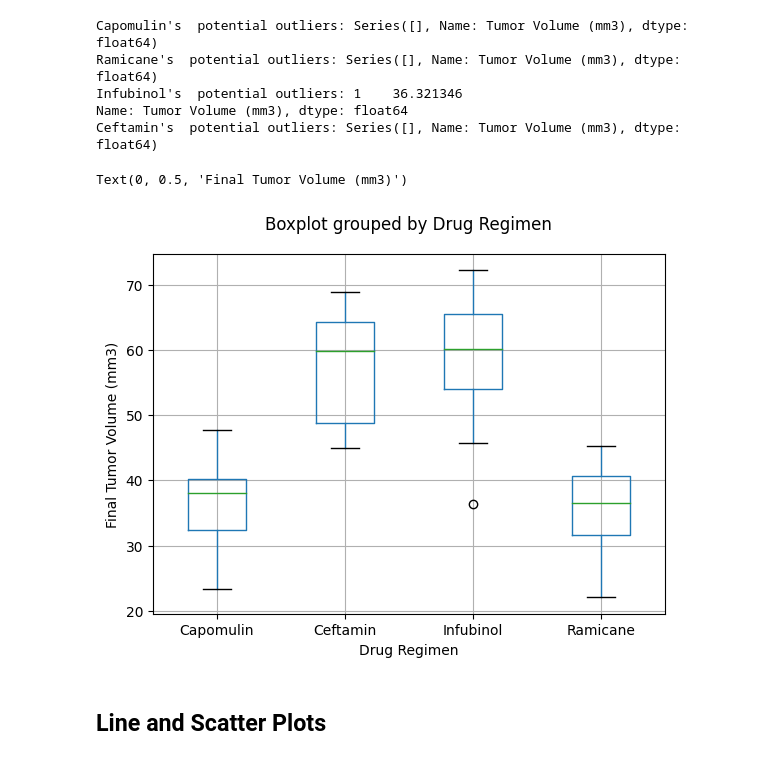
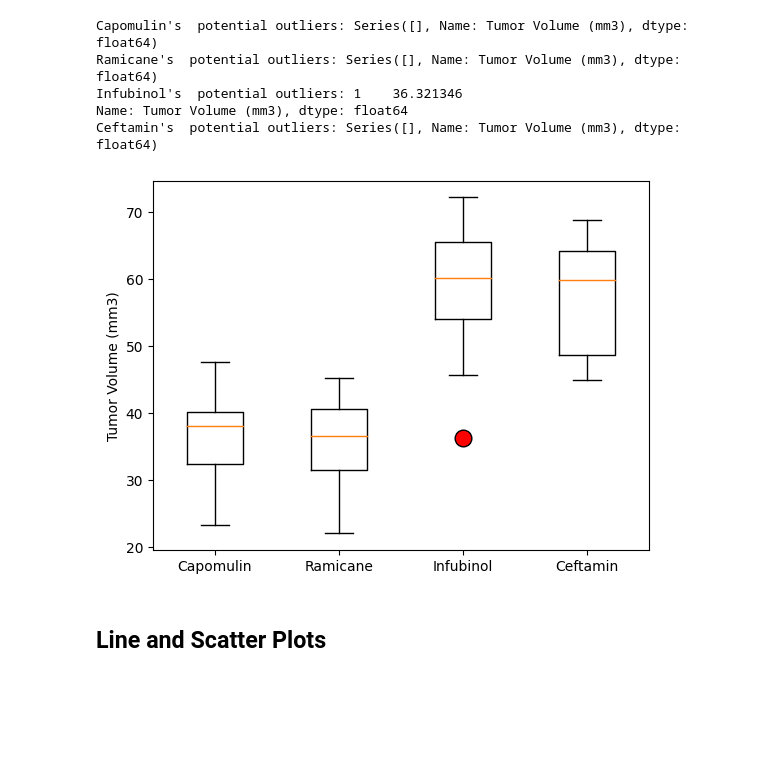
Before and after one commit to wemlaztdj/plot-challenge, a Jupyter notebook: pymaceuticals_starter.ipynb, the cells around one changed output. Drawn from its saved outputs; the diff is of its cells as text; code cells hidden in the pictures; blank space fills up the shorter version.

```diff
--- a/pymaceuticals_starter.ipynb
+++ b/pymaceuticals_starter.ipynb
@@ -197,41 +197,33 @@ merged
 100 rows × 8 columns
 # %%
 # Put treatments into a list for for loop (and later for plot labels)
-DrugRegimen4=merged['Drug Regimen'].unique()
 # Capomulin, Ramicane, Infubinol, and Ceftamin
+DrugRegimen4=[
+    'Capomulin',
+    'Ramicane',
+    'Infubinol',
+    'Ceftamin'
+]
+
 
 # Create empty list to fill with tumor vol data (for plotting)
-tumor_vol={}
-# tumor_vol
 
+tumor_final_list=[]
 # Calculate the IQR and quantitatively determine if there are any potential outliers.
 
-
+for drug in DrugRegimen4:
     # Locate the rows which contain mice on each drug and get the tumor volumes
-Capomulin=merged[merged['Drug Regimen']=='Capomulin']['Tumor Volume (mm3)']
-Ramicane=merged[merged['Drug Regimen']=='Ramicane']['Tumor Volume (mm3)']
-Infubinol=merged[merged['Drug Regimen']=='Infubinol']['Tumor Volume (mm3)']
-Ceftamin=merged[merged['Drug Regimen']=='Ceftamin']['Tumor Volume (mm3)']
-
+    tumor_final=merged[merged['Drug Regimen']==drug]['Tumor Volume (mm3)']
     # add subset
-
-tumor_vol={
-    'Capomulin':Capomulin,
-    'Ramicane':Ramicane,
-    'Infubinol':Infubinol,
-    'Ceftamin':Ceftamin
-}
-
+    tumor_final_list.append(tumor_final)
     # Determine outliers using upper and lower bounds
-for drug, tumor in tumor_vol.items():
-
-    quartiles = tumor.quantile([.25,.5,.75])
+    quartiles = tumor_final.quantile([.25,.5,.75])
     lowerq = quartiles[.25]
     upperq = quartiles[0.75]
     iqr = upperq-lowerq
     lower_bound = lowerq - (1.5*iqr)
     upper_bound = upperq + (1.5*iqr)
-    outliers= tumor[(tumor>upper_bound) | (tumor<lower_bound) ]
+    outliers= tumor_final[(tumor_final>upper_bound) | (tumor_final<lower_bound) ]
     print(f"{drug}'s  potential outliers: {outliers}")
 # %% [output]
 Capomulin's  potential outliers: Series([], Name: Tumor Volume (mm3), dtype: float64)
@@ -241,11 +233,12 @@ Name: Tumor Volume (mm3), dtype: float64
 Ceftamin's  potential outliers: Series([], Name: Tumor Volume (mm3), dtype: float64)
 # %%
 # Generate a box plot that shows the distrubution of the tumor volume for each treatment group.
-merged.boxplot(column='Tumor Volume (mm3)',by='Drug Regimen')
-plt.title('')
-plt.ylabel('Final Tumor Volume (mm3)')
+fig1, ax1 = plt.subplots()
+ax1.set_ylabel('Tumor Volume (mm3)')
+bp = ax1.boxplot(tumor_final_list, labels=DrugRegimen4,notch=False, vert=True)
+plt.setp(bp['fliers'], markersize=12.0,markerfacecolor= 'red')
+plt.show()
 # %% [output]
-Text(0, 0.5, 'Final Tumor Volume (mm3)')
-[figure, old version]
+[figure, new version]
 # %% [markdown]
 ## Line and Scatter Plots
```
Also changed, not shown: parts of 2 cells of this notebook.
